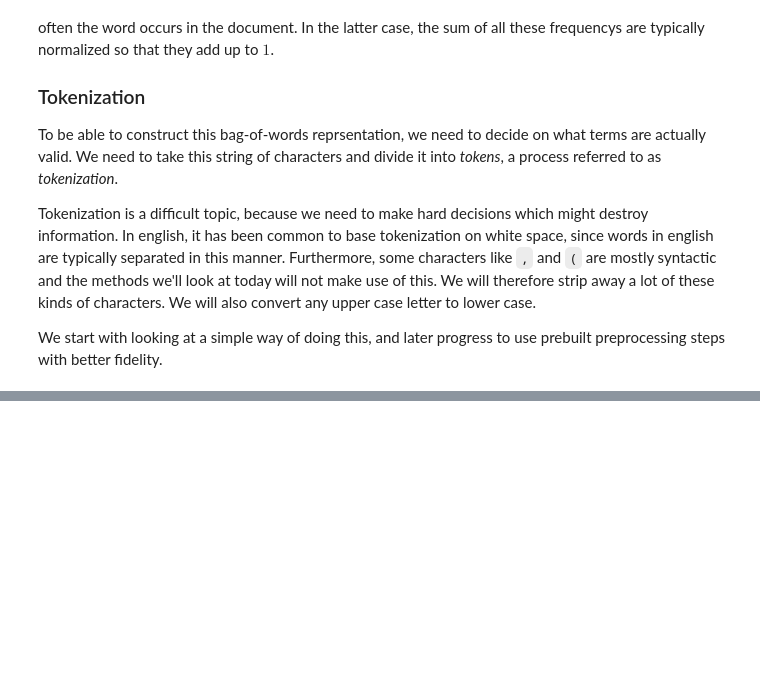
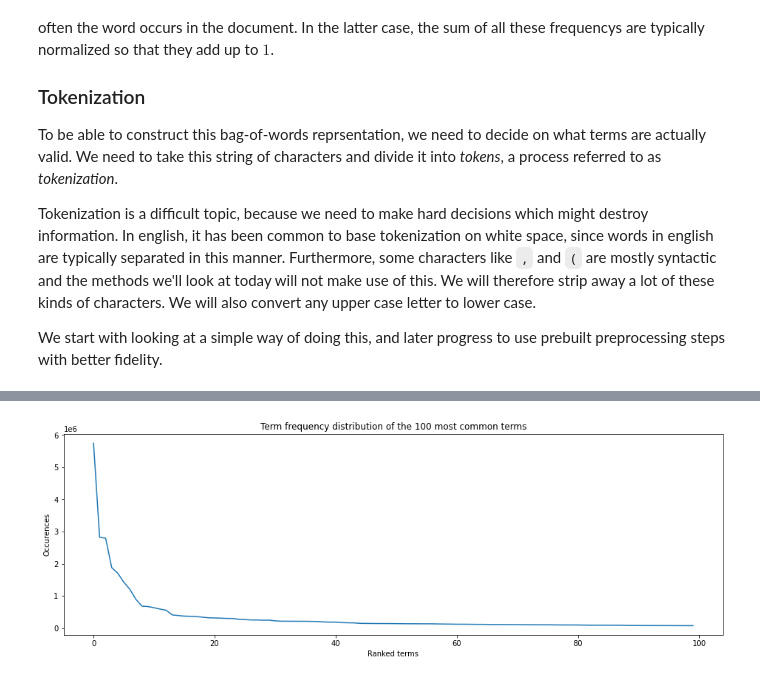
Before and after one commit to ENCCS/contemporary-nlp, a Jupyter notebook: content/notebooks/lesson_1.ipynb, the cells around one changed output, grey strips where cells are left out. Cells and saved outputs as stored; diff of their text form; code cells hidden in the pictures; blank space fills up the shorter version.

```diff
--- a/content/notebooks/lesson_1.ipynb
+++ b/content/notebooks/lesson_1.ipynb
@@ -174,2 +176,2 @@ text_corpus = ZipPatentCorpus(document_archive=data_path, document_parts=('abstr
 # %%
-text_corpus = PatentCorpus(document_root=data_root, document_parts=('abstract',))
+text_corpus = PatentCorpus(document_root=data_root)
@@ -230,0 +248,11 @@ processed_corpus
+# %%
+from collections import Counter
+
+tokenized_documents = [tokenize_text(document) for document in text_corpus]
+
+# Count word frequencies
+
+documents_term_frequencies = [Counter(term for term in document) for document in tokenized_documents]
+total_term_frequency = Counter()
+for document_term_frequency in documents_term_frequencies:
+    total_term_frequency.update(document_term_frequency)
@@ -230,0 +265,14 @@ processed_corpus
+# %%
+import matplotlib.pyplot as plt
+import numpy as np
+
+k = 100
+words, counts = zip(*total_term_frequency.most_common(k))
+
+plt.figure(figsize=(16,5))
+plt.plot(np.arange(len(counts)), counts)
+plt.xlabel("Ranked terms")
+plt.ylabel("Occurences")
+plt.title(f"Term frequency distribution of the {k} most common terms"); # The semi-colon just defers printing the last output here
+# %% [output]
+[figure, added]
```
Also changed, not shown: parts of 33 cells of this notebook.
